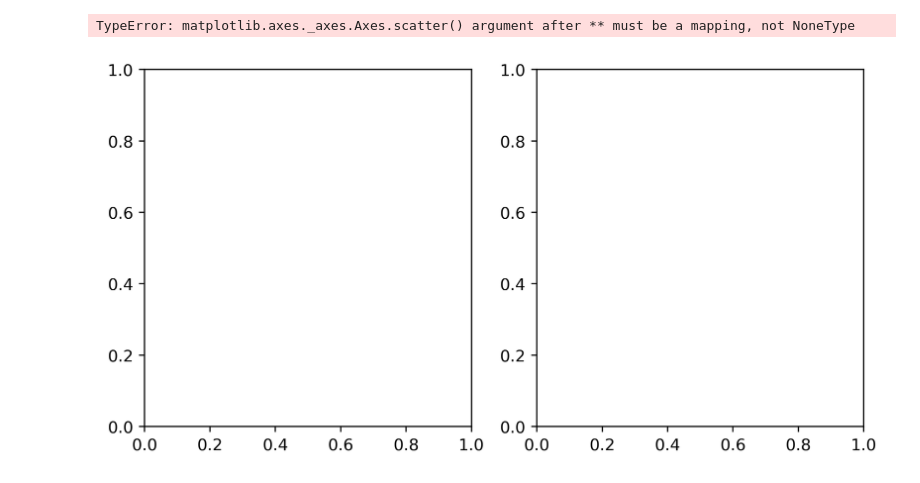
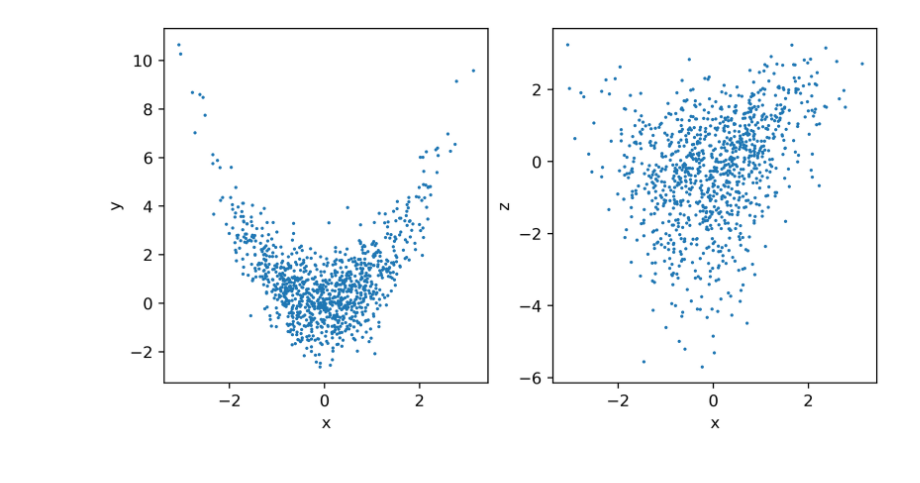
Before and after one commit to astro-jingtao/astro_statistics_assistant, a Jupyter notebook: example/scatter_plot.ipynb, the cells around one changed output. Saved outputs shown, nothing was run; the diff lists cells and outputs as text; code cells hidden in the pictures.

Commit message:
basic scatter plot

```diff
--- a/example/scatter_plot.ipynb
+++ b/example/scatter_plot.ipynb
@@ -16,10 +16,11 @@ dataset = Dataset(data, ['x', 'y', 'z'], ['x', 'y', 'z'])
 # %%
 dataset.scatter(
     'x',
     ['y', 'z'],
     #range=([[-3, 3], [-10, 10]]),
     subplots_kwargs={'figshape': (1, 2)},
-)
+    plot_kwargs={
+        's': 1,
+    })
 # %% [output]
-TypeError: matplotlib.axes._axes.Axes.scatter() argument after ** must be a mapping, not NoneType
-[figure, old version]
+[figure, new version]
```
Also changed, not shown: parts of 1 cell of this notebook, 2 other files.
